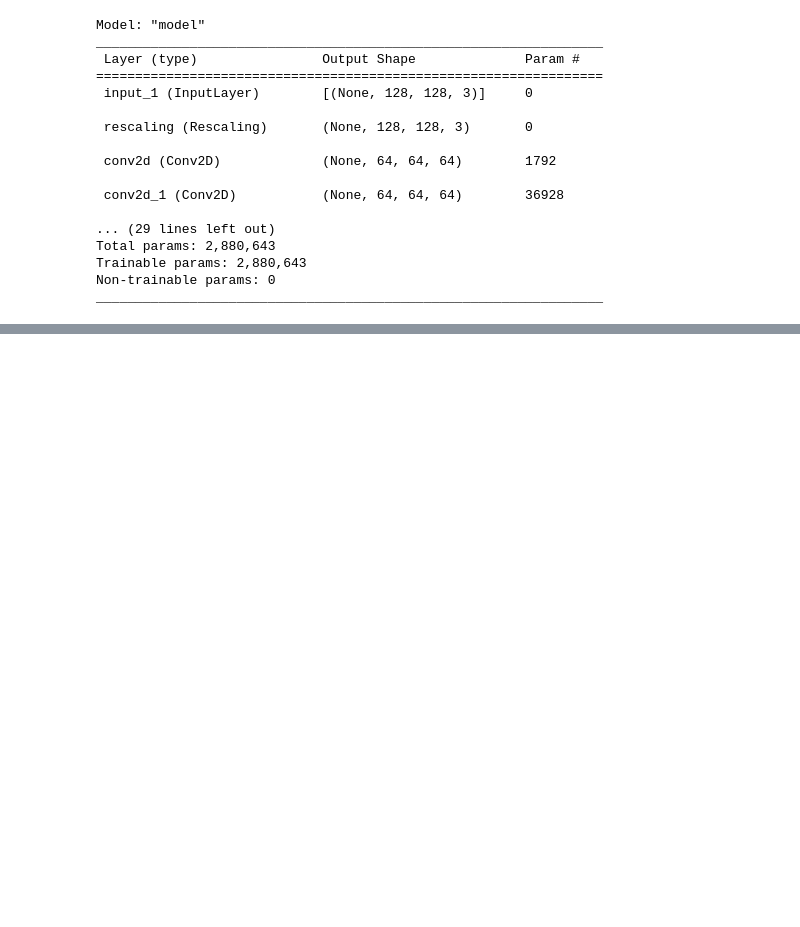
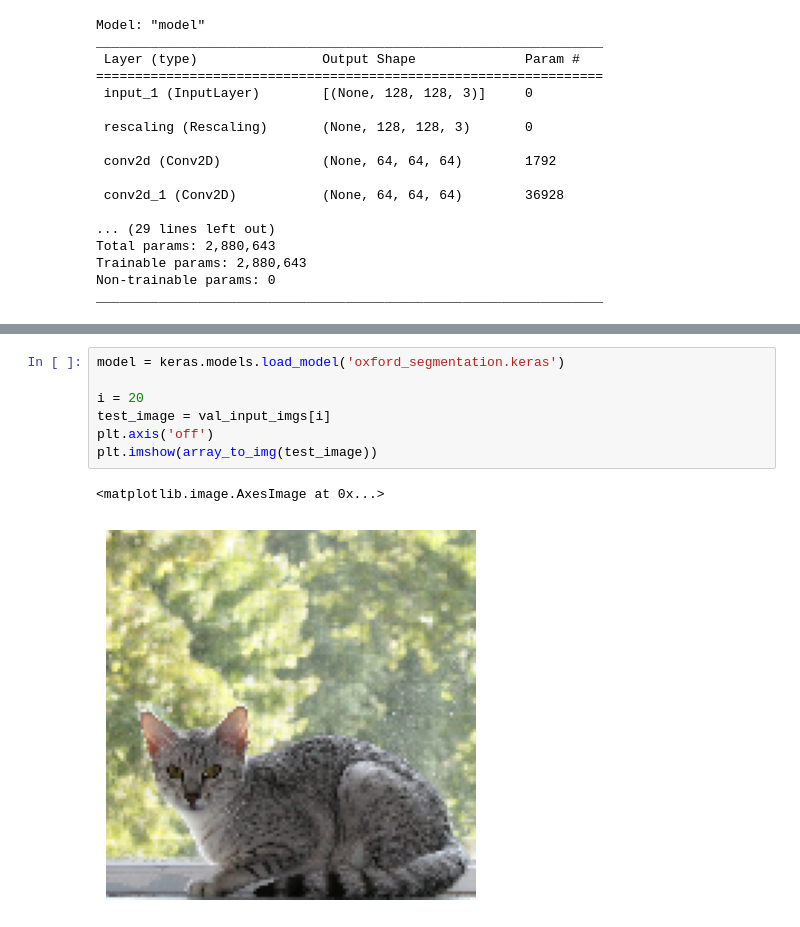
Before and after one commit to imnoans/Keras_AI, a Jupyter notebook: Ch_09/Pets.ipynb, the cells around one changed output, grey strips where cells are left out. Cells and saved outputs as stored; diff of their text form; blank space fills up the shorter version.

```diff
--- a/Ch_09/Pets.ipynb
+++ b/Ch_09/Pets.ipynb
@@ -156 +156,11 @@ Epoch 42/50
+# %%
+model = keras.models.load_model('oxford_segmentation.keras')
+
+i = 20
+test_image = val_input_imgs[i]
+plt.axis('off')
+plt.imshow(array_to_img(test_image))
+# %% [output]
+<matplotlib.image.AxesImage at 0x...>
+[figure, added]
 # %%
```
Also changed, not shown: parts of 2 cells of this notebook.
